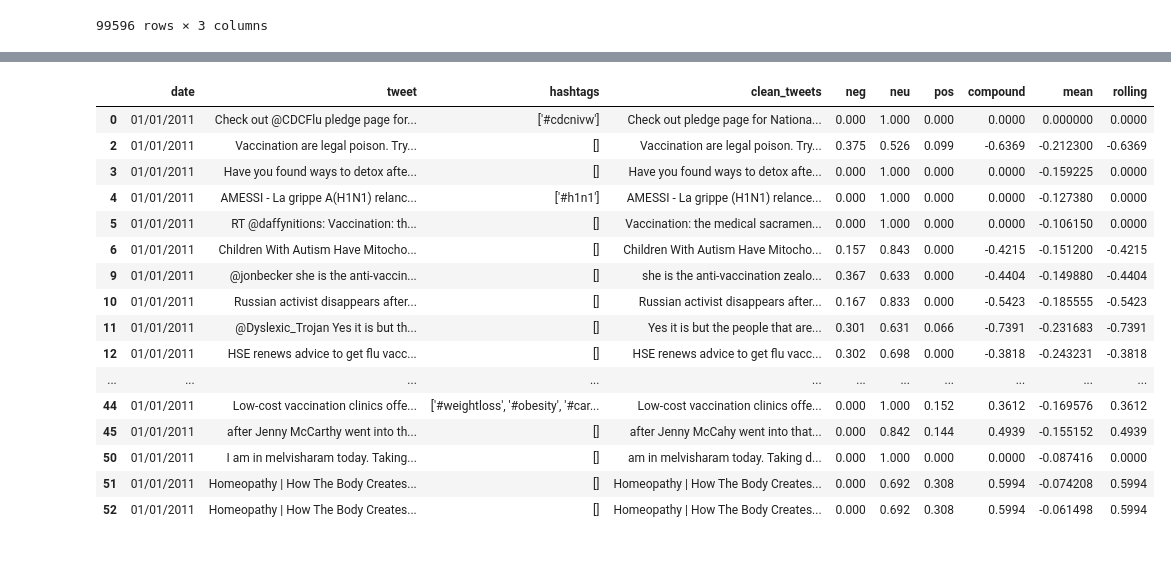
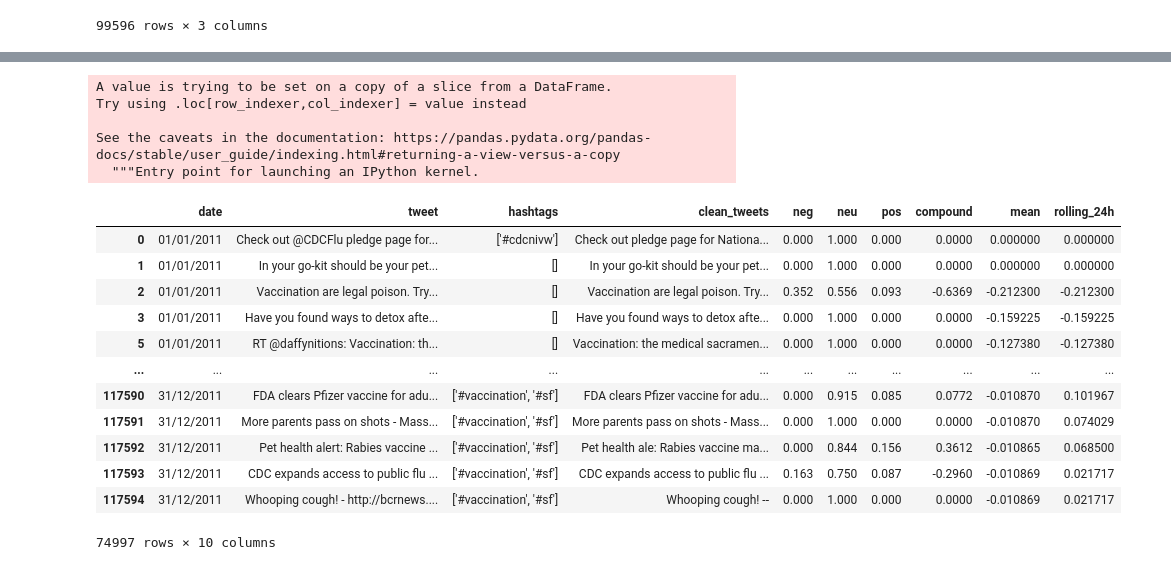
Before and after one commit to xsharonhe/cvt-scripts, a Jupyter notebook: proj-qual-analysis-of-tweets/tweets cleanup and tagging 2011.csv.ipynb, the cells around one changed output, grey strips where cells are left out. Saved outputs shown, nothing was run; the diff lists cells and outputs as text; code cells hidden in the pictures.

```diff
--- a/proj-qual-analysis-of-tweets/tweets cleanup and tagging 2011.csv.ipynb
+++ b/proj-qual-analysis-of-tweets/tweets cleanup and tagging 2011.csv.ipynb
@@ -163,30 +254,38 @@ df['neu'] = df['clean_tweets'].apply(sentiment_analyzer_scores_neu)
 # %%
-df['pos'] = df['clean_tweets'].apply(sentiment_analyzer_scores_pos)
+# df['pos'] = df['clean_tweets'].apply(sentiment_analyzer_scores_pos)
+# %% [output]
+A value is trying to be set on a copy of a slice from a DataFrame.
+Try using .loc[row_indexer,col_indexer] = value instead
+
+See the caveats in the documentation: https://pandas.pydata.org/pandas-docs/stable/user_guide/indexing.html#returning-a-view-versus-a-copy
+  """Entry point for launching an IPython kernel.
 # %%
-df['compound'] = df['clean_tweets'].apply(sentiment_analyzer_scores_compound)
+# df['compound'] = df['clean_tweets'].apply(sentiment_analyzer_scores_compound)
+# %%
+"""
+FASTER METHOD:
+"""
+sentiment = df['tweet'].apply(lambda x: analyser.polarity_scores(x))
+df = pd.concat([df, sentiment.apply(pd.Series)], axis=1)
 # %%
 #calculate expanding mean
 df['mean'] = df['compound'].expanding().mean()
-
-#calculate rolling mean
-df['rolling'] = df['compound'].rolling(1).mean()
+# %%
+#calculate rolling mean
+df['rolling_24h'] = df['compound'].rolling(window=24, min_periods=1).mean()
 # %%
-df.head(30)
+df
 # %% [output]
-|  | date | tweet | hashtags | clean_tweets | neg | neu | pos | compound | mean | rolling |
-| 0 | 01/01/2011 | Check out @CDCFlu pledge page for... | ['#cdcnivw'] | Check out pledge page for Nationa... | 0.000 | 1.000 | 0.000 | 0.0000 | 0.000000 | 0.0000 |
-| 2 | 01/01/2011 | Vaccination are legal poison. Try... | [] | Vaccination are legal poison. Try... | 0.375 | 0.526 | 0.099 | -0.6369 | -0.212300 | -0.6369 |
-| 3 | 01/01/2011 | Have you found ways to detox afte... | [] | Have you found ways to detox afte... | 0.000 | 1.000 | 0.000 | 0.0000 | -0.159225 | 0.0000 |
-| 4 | 01/01/2011 | AMESSI - La grippe A(H1N1) relanc... | ['#h1n1'] | AMESSI - La grippe (H1N1) relance... | 0.000 | 1.000 | 0.000 | 0.0000 | -0.127380 | 0.0000 |
-| 5 | 01/01/2011 | RT @daffynitions: Vaccination: th... | [] | Vaccination: the medical sacramen... | 0.000 | 1.000 | 0.000 | 0.0000 | -0.106150 | 0.0000 |
-| 6 | 01/01/2011 | Children With Autism Have Mitocho... | [] | Children With Autism Have Mitocho... | 0.157 | 0.843 | 0.000 | -0.4215 | -0.151200 | -0.4215 |
-| 9 | 01/01/2011 | @jonbecker she is the anti-vaccin... | [] | she is the anti-vaccination zealo... | 0.367 | 0.633 | 0.000 | -0.4404 | -0.149880 | -0.4404 |
-| 10 | 01/01/2011 | Russian activist disappears after... | [] | Russian activist disappears after... | 0.167 | 0.833 | 0.000 | -0.5423 | -0.185555 | -0.5423 |
-| 11 | 01/01/2011 | @Dyslexic_Trojan Yes it is but th... | [] | Yes it is but the people that are... | 0.301 | 0.631 | 0.066 | -0.7391 | -0.231683 | -0.7391 |
-| 12 | 01/01/2011 | HSE renews advice to get flu vacc... | [] | HSE renews advice to get flu vacc... | 0.302 | 0.698 | 0.000 | -0.3818 | -0.243231 | -0.3818 |
+|  | date | tweet | hashtags | clean_tweets | neg | neu | pos | compound | mean | rolling_24h |
+| 0 | 01/01/2011 | Check out @CDCFlu pledge page for... | ['#cdcnivw'] | Check out pledge page for Nationa... | 0.000 | 1.000 | 0.000 | 0.0000 | 0.000000 | 0.000000 |
+| 1 | 01/01/2011 | In your go-kit should be your pet... | [] | In your go-kit should be your pet... | 0.000 | 1.000 | 0.000 | 0.0000 | 0.000000 | 0.000000 |
+| 2 | 01/01/2011 | Vaccination are legal poison. Try... | [] | Vaccination are legal poison. Try... | 0.352 | 0.556 | 0.093 | -0.6369 | -0.212300 | -0.212300 |
+| 3 | 01/01/2011 | Have you found ways to detox afte... | [] | Have you found ways to detox afte... | 0.000 | 1.000 | 0.000 | 0.0000 | -0.159225 | -0.159225 |
+| 5 | 01/01/2011 | RT @daffynitions: Vaccination: th... | [] | Vaccination: the medical sacramen... | 0.000 | 1.000 | 0.000 | 0.0000 | -0.127380 | -0.127380 |
 | ... | ... | ... | ... | ... | ... | ... | ... | ... | ... | ... |
-| 44 | 01/01/2011 | Low-cost vaccination clinics offe... | ['#weightloss', '#obesity', '#car... | Low-cost vaccination clinics offe... | 0.000 | 1.000 | 0.152 | 0.3612 | -0.169576 | 0.3612 |
-| 45 | 01/01/2011 | after Jenny McCarthy went into th... | [] | after Jenny McCahy went into that... | 0.000 | 0.842 | 0.144 | 0.4939 | -0.155152 | 0.4939 |
-| 50 | 01/01/2011 | I am in melvisharam today. Taking... | [] | am in melvisharam today. Taking d... | 0.000 | 1.000 | 0.000 | 0.0000 | -0.087416 | 0.0000 |
-| 51 | 01/01/2011 | Homeopathy | How The Body Creates... | [] | Homeopathy | How The Body Creates... | 0.000 | 0.692 | 0.308 | 0.5994 | -0.074208 | 0.5994 |
-| 52 | 01/01/2011 | Homeopathy | How The Body Creates... | [] | Homeopathy | How The Body Creates... | 0.000 | 0.692 | 0.308 | 0.5994 | -0.061498 | 0.5994 |
+| 117590 | 31/12/2011 | FDA clears Pfizer vaccine for adu... | ['#vaccination', '#sf'] | FDA clears Pfizer vaccine for adu... | 0.000 | 0.915 | 0.085 | 0.0772 | -0.010870 | 0.101967 |
+| 117591 | 31/12/2011 | More parents pass on shots - Mass... | ['#vaccination', '#sf'] | More parents pass on shots - Mass... | 0.000 | 1.000 | 0.000 | 0.0000 | -0.010870 | 0.074029 |
+| 117592 | 31/12/2011 | Pet health alert: Rabies vaccine ... | ['#vaccination', '#sf'] | Pet health ale: Rabies vaccine ma... | 0.000 | 0.844 | 0.156 | 0.3612 | -0.010865 | 0.068500 |
+| 117593 | 31/12/2011 | CDC expands access to public flu ... | ['#vaccination', '#sf'] | CDC expands access to public flu ... | 0.163 | 0.750 | 0.087 | -0.2960 | -0.010869 | 0.021717 |
+| 117594 | 31/12/2011 | Whooping cough! - http://bcrnews.... | ['#vaccination', '#sf'] | Whooping cough! -- | 0.000 | 1.000 | 0.000 | 0.0000 | -0.010869 | 0.021717 |
+74997 rows × 10 columns
```
Also changed, not shown: parts of 23 cells of this notebook, 6 other files.
